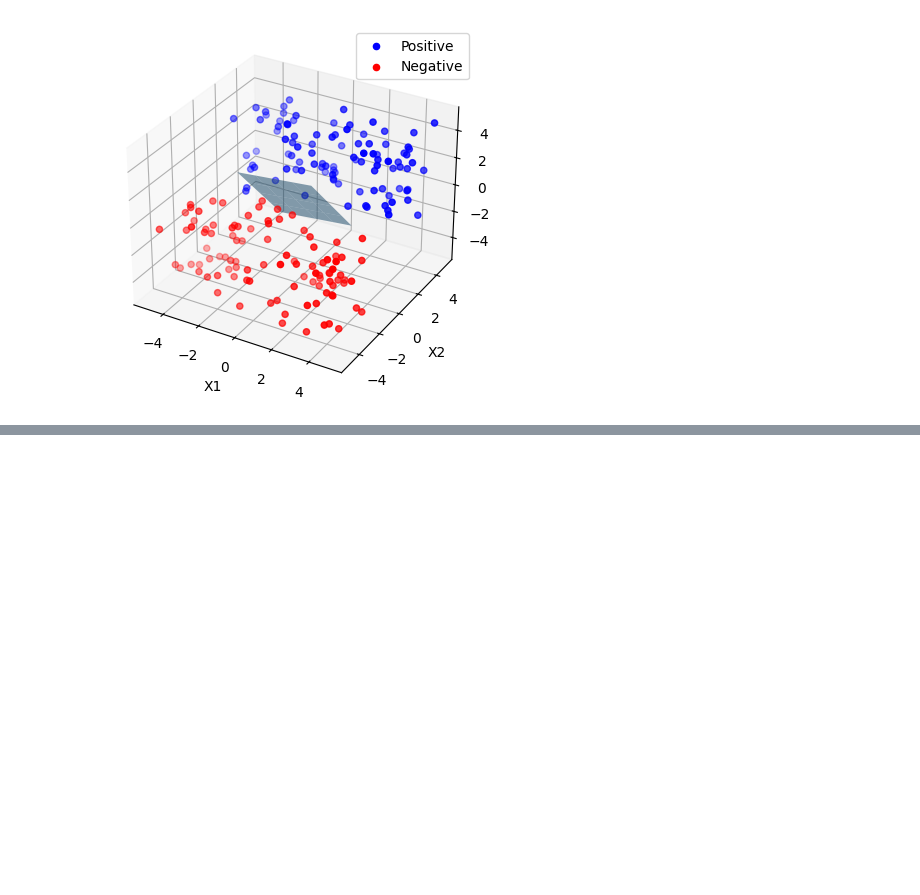
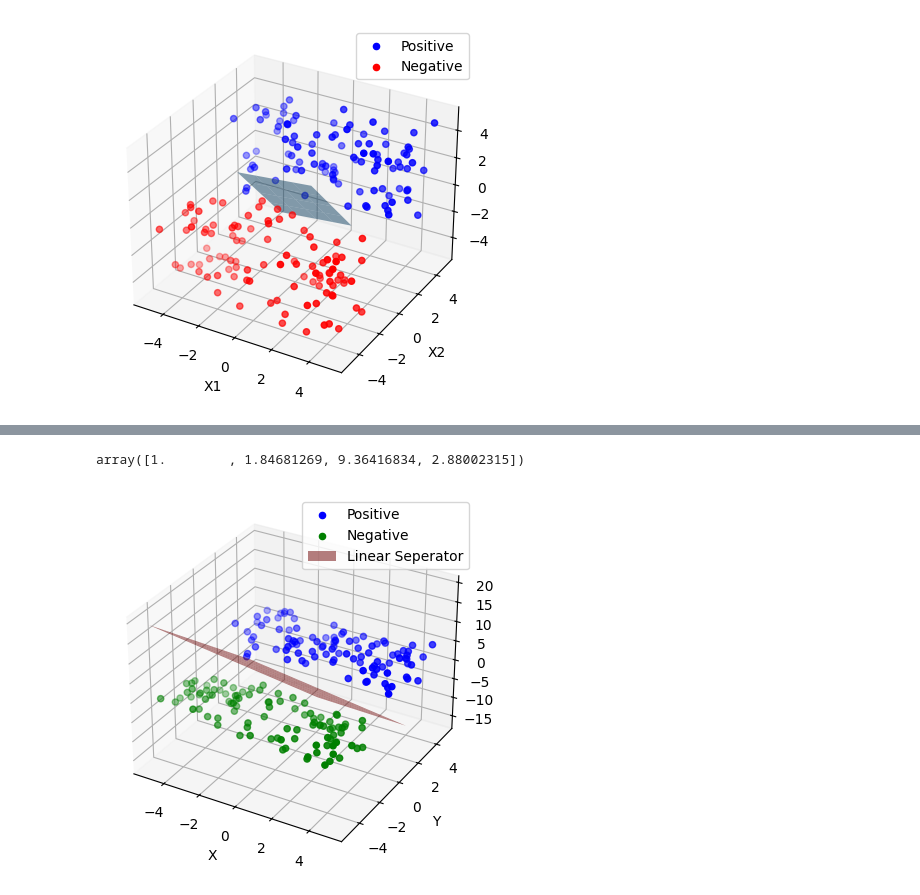
Before and after one commit to DeneshwaraSai/IIT-CS484-ML, a Jupyter notebook: Assignment2/demo.ipynb, the cells around one changed output, grey strips where cells are left out. Drawn from its saved outputs; the diff is of its cells as text; code cells hidden in the pictures; blank space fills up the shorter version.

```diff
--- a/Assignment2/demo.ipynb
+++ b/Assignment2/demo.ipynb
@@ -281,0 +403,37 @@ if __name__ == "__main__":
+# %%
+weights
+# %% [output]
+array([1.        , 1.84681269, 9.36416834, 2.88002315])
+# %%
+plot3D = plt.figure()
+figure = plot3D.add_subplot(111, projection='3d')
+
+figure.scatter(
+    data.loc[data['Class'] == 'Positive', 'X'],
+    data.loc[data['Class'] == 'Positive', 'Y'],
+    data.loc[data['Class'] == 'Positive', 'Z'],
+    color='blue',
+    label='Positive'
+)
+
+figure.scatter(
+    data.loc[data['Class'] == 'Negative', 'X'],
+    data.loc[data['Class'] == 'Negative', 'Y'],
+    data.loc[data['Class'] == 'Negative', 'Z'],
+    color='green',
+    label='Negative'
+)
+
+# now start building a mesh grid for the linear seperator
+x_axis, y_axis = np.meshgrid(range(-5, 5), range(-5, 5))
+z_axis = (-weights[0] - weights[1] * x_axis - weights[2] * y_axis) / weights[3]
+
+figure.plot_surface(x_axis, y_axis, z_axis, color='red', alpha=0.5, label='Linear Seperator')
+
+figure.set_xlabel('X')
+figure.set_ylabel('Y')
+figure.set_zlabel('Z')
+plt.legend()
+plt.show()
+# %% [output]
+[figure, added]
```
Also changed, not shown: parts of 3 cells of this notebook, 7 other files.
